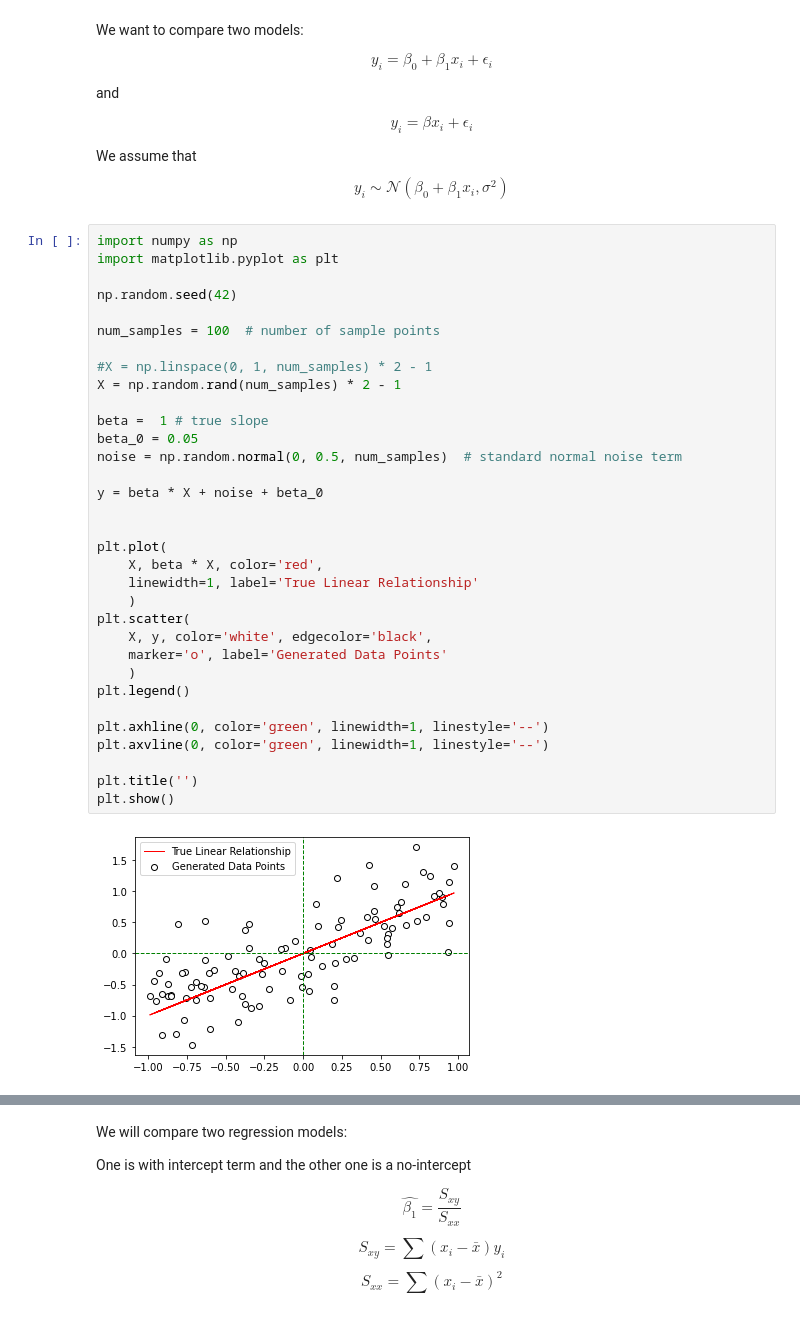
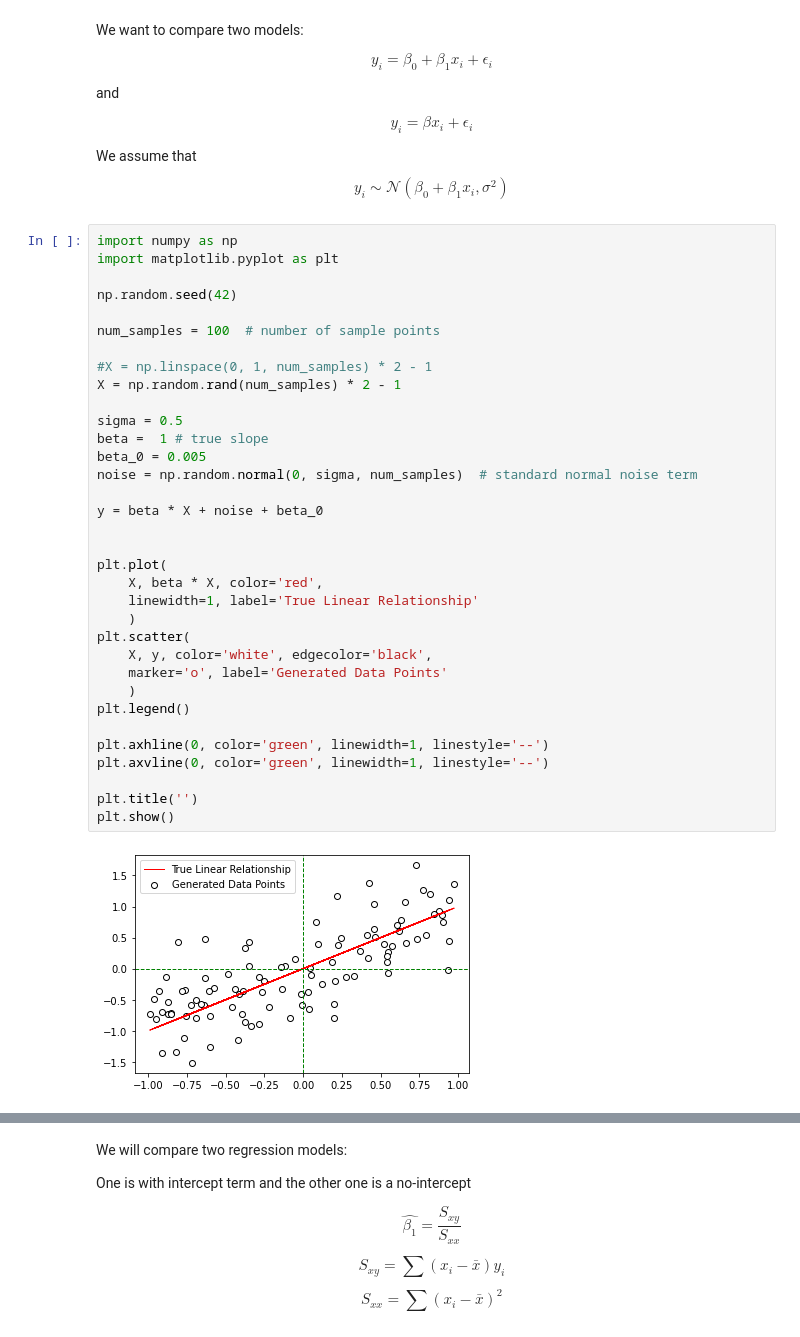
Before and after one commit to chedug/bsc, a Jupyter notebook: code/SSerror.ipynb, the cells around one changed output, grey strips where cells are left out. Cells and saved outputs as stored; diff of their text form.

```diff
--- a/code/SSerror.ipynb
+++ b/code/SSerror.ipynb
@@ -21,36 +21,37 @@ import numpy as np
 import matplotlib.pyplot as plt
 
 np.random.seed(42)
 
 num_samples = 100  # number of sample points
 
 #X = np.linspace(0, 1, num_samples) * 2 - 1
 X = np.random.rand(num_samples) * 2 - 1
 
+sigma = 0.5
 beta =  1 # true slope
-beta_0 = 0.05
-noise = np.random.normal(0, 0.5, num_samples)  # standard normal noise term
+beta_0 = 0.005
+noise = np.random.normal(0, sigma, num_samples)  # standard normal noise term
 
 y = beta * X + noise + beta_0
 
 
 plt.plot(
     X, beta * X, color='red',
     linewidth=1, label='True Linear Relationship'
     )
 plt.scatter(
     X, y, color='white', edgecolor='black',
     marker='o', label='Generated Data Points'
     )
 plt.legend()
 
 plt.axhline(0, color='green', linewidth=1, linestyle='--')
 plt.axvline(0, color='green', linewidth=1, linestyle='--')
 
 plt.title('')
 plt.show()
 # %% [output]
-[figure, old version]
+[figure, new version]
 # %%
 from sklearn.linear_model import LinearRegression
 from linear_regression import linear_regression
```
Also changed, not shown: parts of 10 cells of this notebook, 19 other files.
